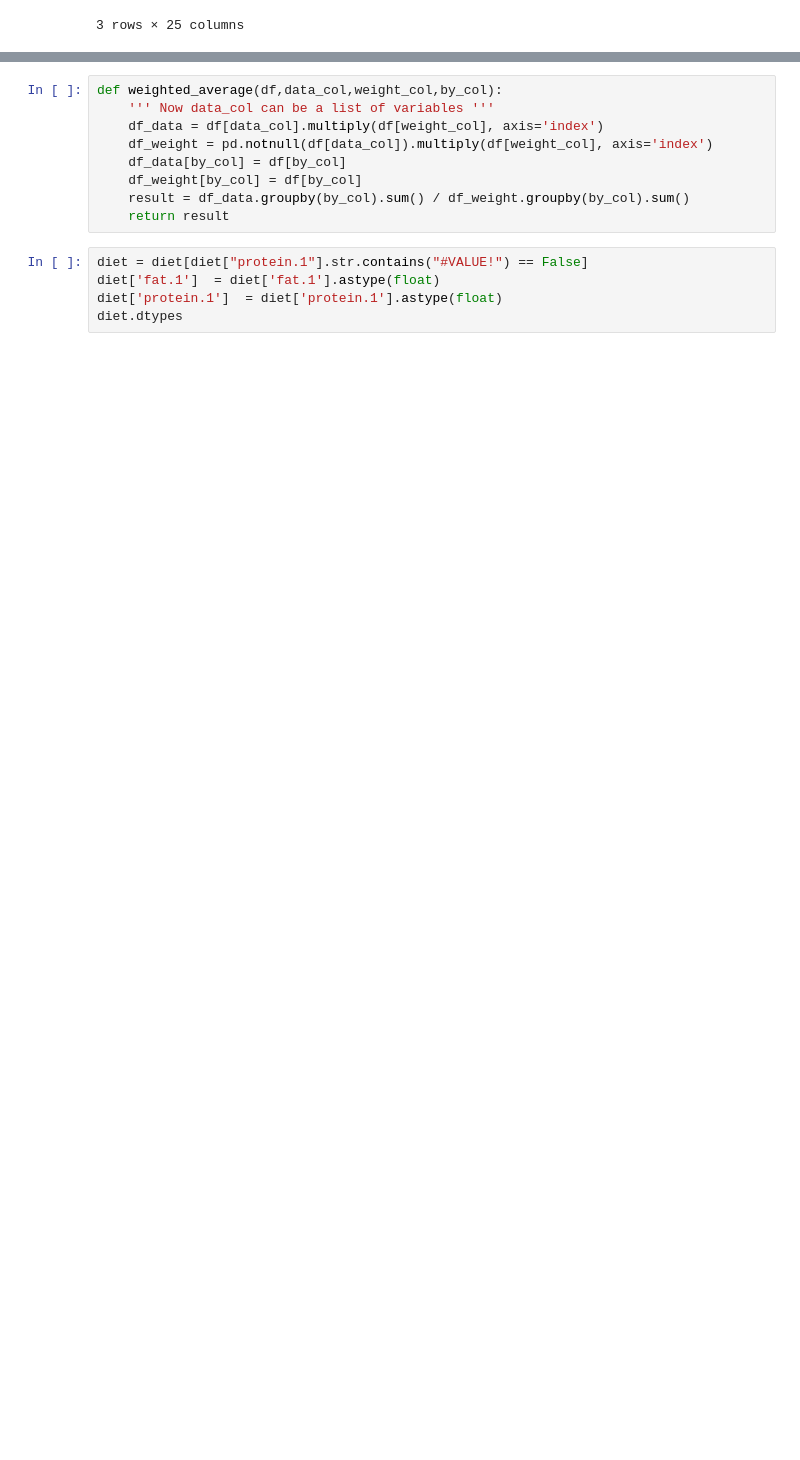
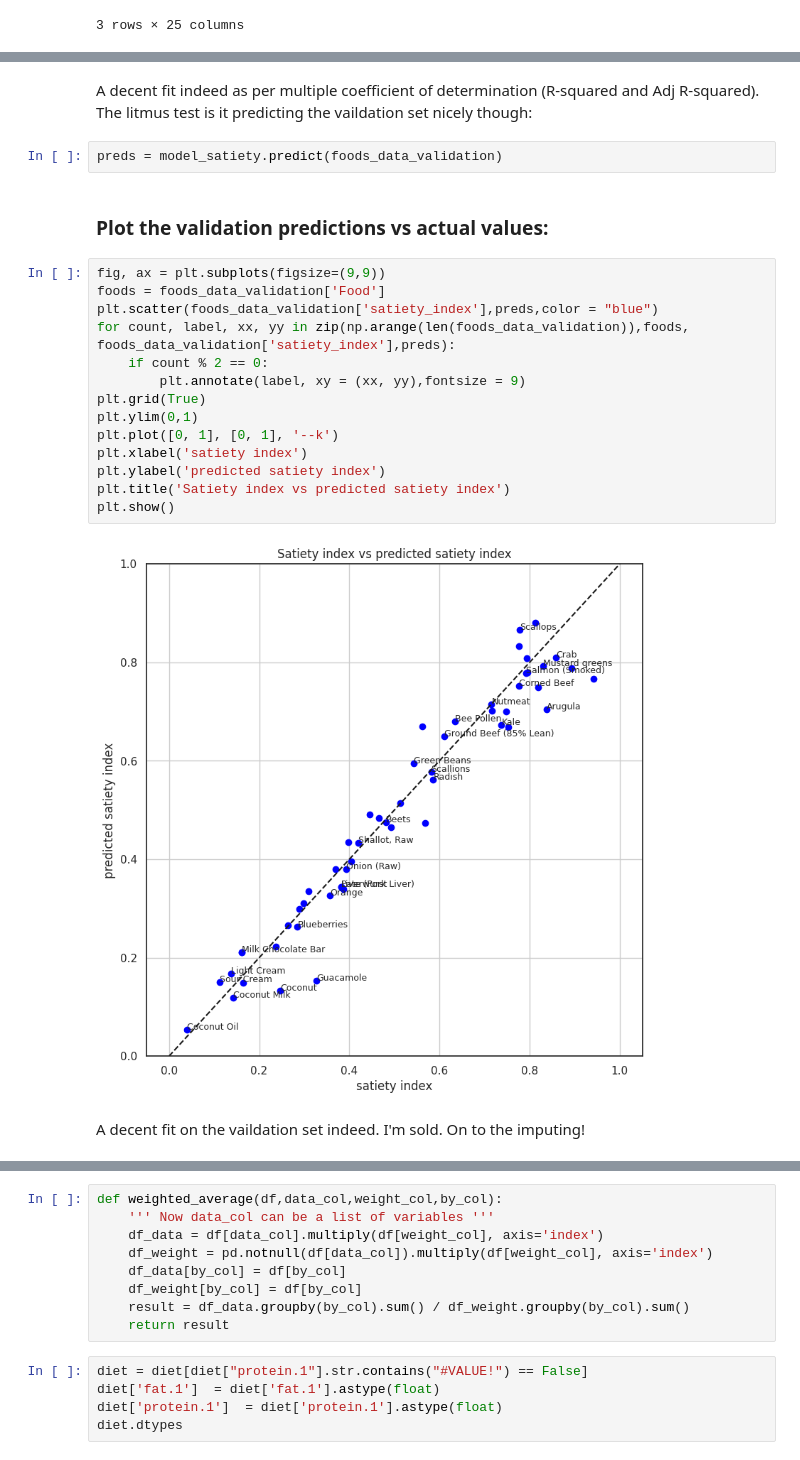
Before and after one commit to Usul1980/Dexcom-G7-analysis, a Jupyter notebook: dexcom-g7-cgm-vs-carbs-vs-exercise.ipynb, the cells around one changed output, grey strips where cells are left out. Cells and saved outputs as stored; diff of their text form; blank space fills up the shorter version.

```diff
--- a/dexcom-g7-cgm-vs-carbs-vs-exercise.ipynb
+++ b/dexcom-g7-cgm-vs-carbs-vs-exercise.ipynb
@@ -299,0 +394,24 @@ foods_data.head(3)
+# %% [markdown]
+A decent fit indeed as per multiple coefficient of determination (R-squared and Adj R-squared). The litmus test is it predicting the vaildation set nicely though:
+# %%
+preds = model_satiety.predict(foods_data_validation)
+# %% [markdown]
+### Plot the validation predictions vs actual values:
+# %%
+fig, ax = plt.subplots(figsize=(9,9))
+foods = foods_data_validation['Food']
+plt.scatter(foods_data_validation['satiety_index'],preds,color = "blue")
+for count, label, xx, yy in zip(np.arange(len(foods_data_validation)),foods, foods_data_validation['satiety_index'],preds):
+    if count % 2 == 0:
+        plt.annotate(label, xy = (xx, yy),fontsize = 9)
+plt.grid(True)
+plt.ylim(0,1)
+plt.plot([0, 1], [0, 1], '--k')
+plt.xlabel('satiety index')
+plt.ylabel('predicted satiety index')
+plt.title('Satiety index vs predicted satiety index')
+plt.show()
+# %% [output]
+[figure, added]
+# %% [markdown]
+A decent fit on the vaildation set indeed. I'm sold. On to the imputing!
```
Also changed, not shown: parts of 31 cells of this notebook.
